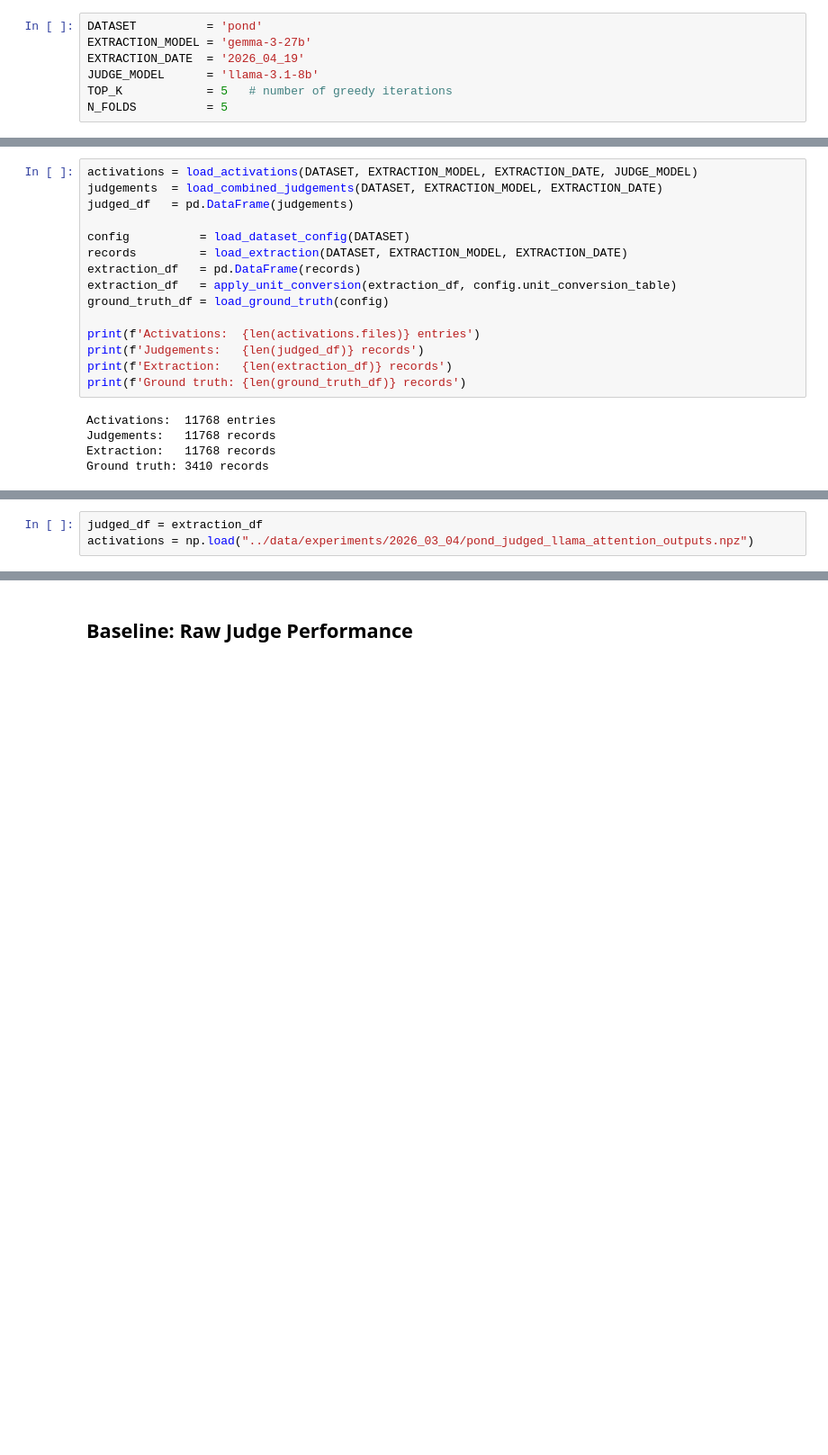
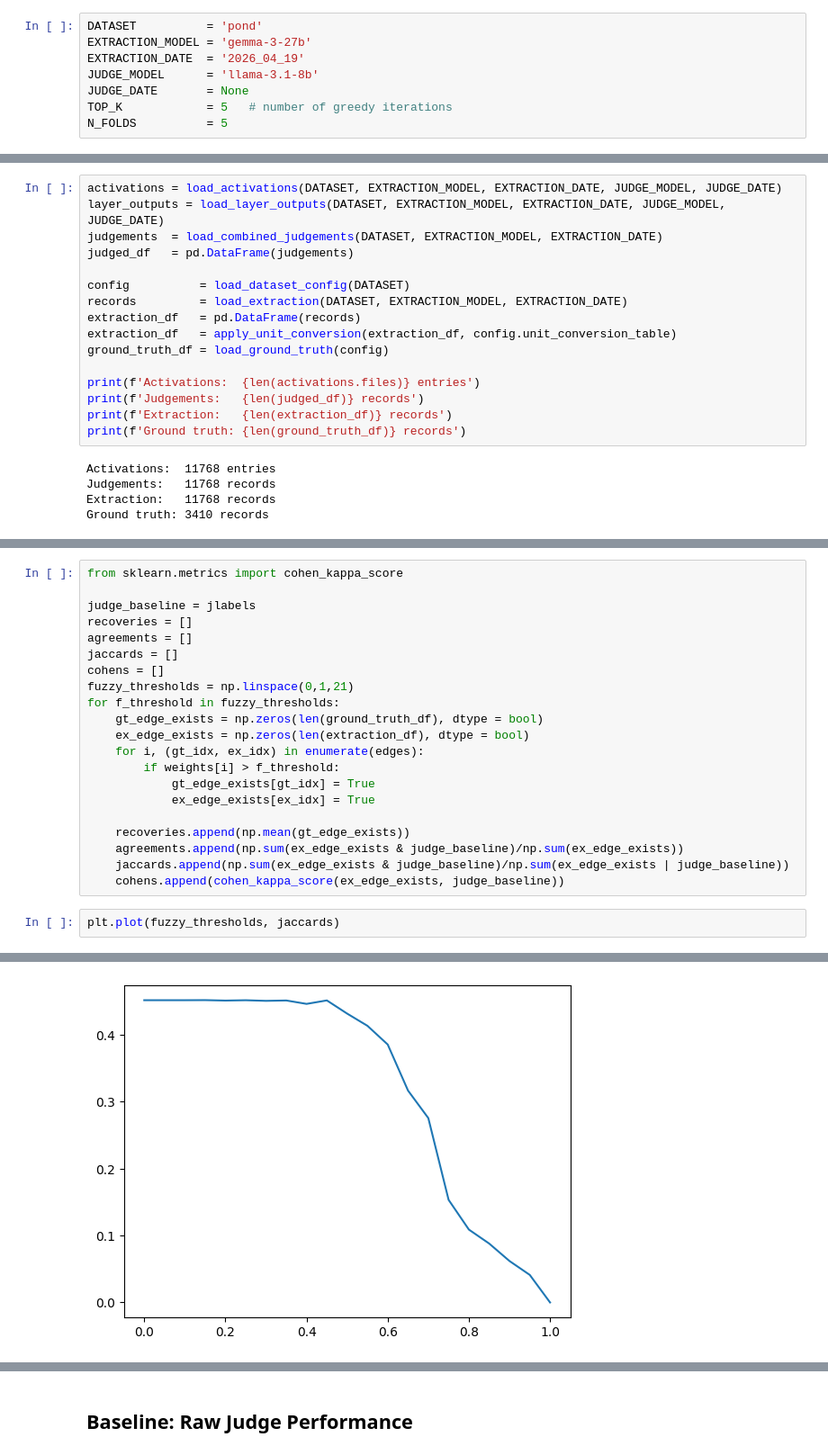
Before and after one commit to kevinqnb/scholarlm, a Jupyter notebook: analysis/probe_analysis.ipynb, the cells around one changed output, grey strips where cells are left out. Shown at 90% size. Cells and saved outputs as stored; diff of their text form; blank space fills up the shorter version.

Commit message:
Probe and extraction analysis + bringing back validation.

```diff
--- a/analysis/probe_analysis.ipynb
+++ b/analysis/probe_analysis.ipynb
@@ -32,6 +29,7 @@ DATASET          = 'pond'
 EXTRACTION_MODEL = 'gemma-3-27b'
 EXTRACTION_DATE  = '2026_04_19'
 JUDGE_MODEL      = 'llama-3.1-8b'
+JUDGE_DATE       = None
 TOP_K            = 5   # number of greedy iterations
 N_FOLDS          = 5
 # %%
@@ -64,5 +64,6 @@ FIGURES_DIR.mkdir(parents=True, exist_ok=True)
 # %%
-activations = load_activations(DATASET, EXTRACTION_MODEL, EXTRACTION_DATE, JUDGE_MODEL)
+activations = load_activations(DATASET, EXTRACTION_MODEL, EXTRACTION_DATE, JUDGE_MODEL, JUDGE_DATE)
+layer_outputs = load_layer_outputs(DATASET, EXTRACTION_MODEL, EXTRACTION_DATE, JUDGE_MODEL, JUDGE_DATE)
 judgements  = load_combined_judgements(DATASET, EXTRACTION_MODEL, EXTRACTION_DATE)
 judged_df   = pd.DataFrame(judgements)
 
@@ -105,3 +84,0 @@ extraction_df.iloc[100:120]
-# %%
-judged_df = extraction_df
-activations = np.load("../data/experiments/2026_03_04/pond_judged_llama_attention_outputs.npz")
@@ -331,0 +159,24 @@ records_with_act
+# %%
+from sklearn.metrics import cohen_kappa_score
+
+judge_baseline = jlabels
+recoveries = []
+agreements = []
+jaccards = []
+cohens = []
+fuzzy_thresholds = np.linspace(0,1,21)
+for f_threshold in fuzzy_thresholds:
+    gt_edge_exists = np.zeros(len(ground_truth_df), dtype = bool)
+    ex_edge_exists = np.zeros(len(extraction_df), dtype = bool)
+    for i, (gt_idx, ex_idx) in enumerate(edges):
+        if weights[i] > f_threshold:
+            gt_edge_exists[gt_idx] = True
+            ex_edge_exists[ex_idx] = True
+
+    recoveries.append(np.mean(gt_edge_exists))
+    agreements.append(np.sum(ex_edge_exists & judge_baseline)/np.sum(ex_edge_exists))
+    jaccards.append(np.sum(ex_edge_exists & judge_baseline)/np.sum(ex_edge_exists | judge_baseline))
+    cohens.append(cohen_kappa_score(ex_edge_exists, judge_baseline))
+# %%
+plt.plot(fuzzy_thresholds, jaccards)
+# %% [output]
@@ -331,0 +184 @@ records_with_act
+[figure, added]
```
Also changed, not shown: parts of 27 cells of this notebook, 8 other files.
